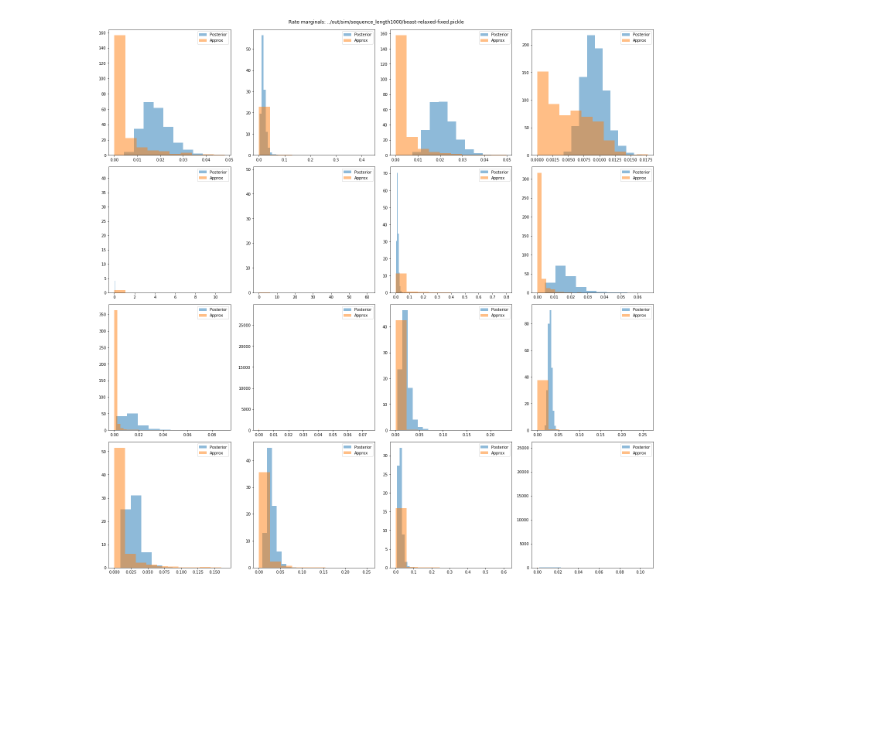
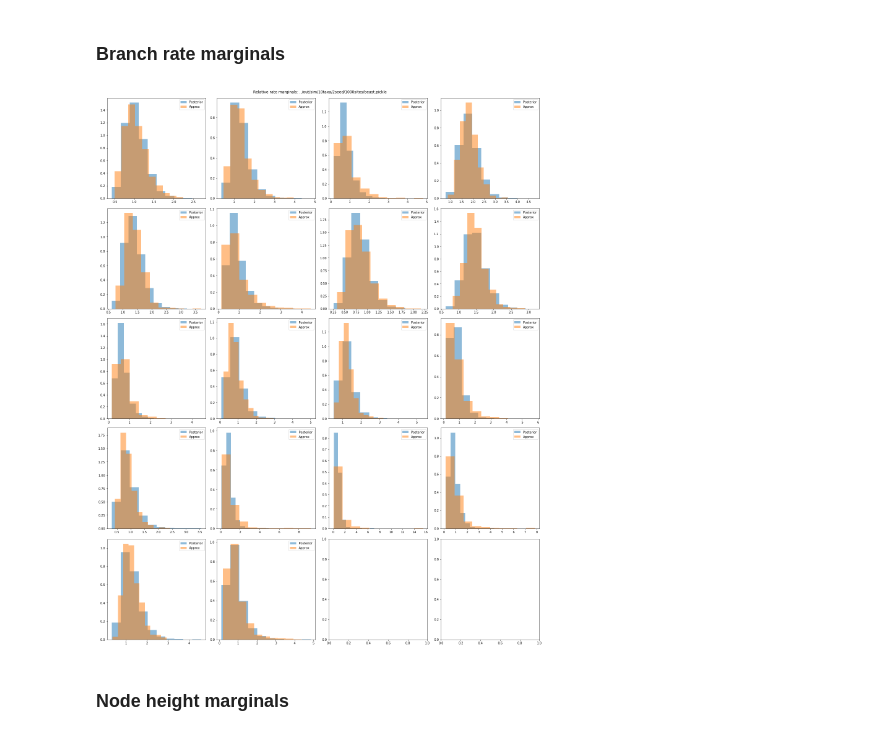
Before and after one commit to christiaanjs/treeflow-paper, a Jupyter notebook: notebook/plot-posterior-relaxed.ipynb, the cells around one changed output. Saved outputs shown, nothing was run; the diff lists cells and outputs as text; code cells hidden in the pictures; blank space fills up the shorter version.

```diff
--- a/notebook/plot-posterior-relaxed.ipynb
+++ b/notebook/plot-posterior-relaxed.ipynb
@@ -33,4 +31,5 @@ for ax, rate_var_trace in zip(axs, rate_var_traces):
 # %%
 import treeflow_pipeline.model
 
-approx = treeflow_pipeline.model.reconstruct_approx(topology_file, variational_fit, yaml_input(prior_params_file), 'relaxed', clock_approx)
+model = treeflow_pipeline.model.Model(yaml_input(model_file))
+approx = treeflow_pipeline.model.reconstruct_approx(topology_file, variational_fit, model, clock_approx)
@@ -37,20 +38,23 @@ approx = treeflow_pipeline.model.reconstruct_approx(topology_file, variational_f
 # %%
 import treeflow.sequences
+import numpy as np
 
 n_cols = 4
-n_rows = n_branches // n_cols
+n_rows = int(np.ceil(n_branches / n_cols))
 
-approx_samples = approx.sample(1000)
+n_plot_samples = 100
+n_beast_samples = beast_result['branch_lengths'].shape[0]
+beast_sample_indices = np.random.choice(n_beast_samples, n_plot_samples)
+
+approx_samples = approx.sample(n_plot_samples)
 approx_blens = treeflow.sequences.get_branch_lengths(approx_samples['tree'])
 approx_rates_t = approx_samples['clock_rate'].numpy() * approx_samples['rates'].numpy().T
 fig, axs = plt.subplots(nrows=n_rows, ncols=n_cols, figsize=(20, 5*n_rows), constrained_layout=True)
 axs_flat = [ax for row in axs for ax in row]
-for ax, branch_blens, branch_rates, approx_blens, approx_rates in zip(axs_flat, beast_result['branch_lengths'].T, beast_result['absolute_rates'].T, approx_blens.numpy().T, approx_rates_t):
-    ax.scatter(branch_blens, branch_rates, alpha=0.005, label='Posterior')
-    ax.scatter(approx_blens, approx_rates, alpha=0.01, label='Approx')
+for ax, branch_blens, branch_rates, approx_blens, approx_rates in zip(axs_flat, beast_result['branch_lengths'][beast_sample_indices].T, beast_result['absolute_rates'][beast_sample_indices].T, approx_blens.numpy().T, approx_rates_t):
+    ax.scatter(branch_blens, branch_rates, label='Posterior')
+    ax.scatter(approx_blens, approx_rates, label='Approx')
     leg = ax.legend()
-    for lh in leg.legendHandles:
-        lh.set_alpha(1)
 
 for ax in axs[-1]:
     ax.set_xlabel('b')
@@ -64,0 +71,12 @@ plt.savefig(correlation_plot_out_file)
+# %%
+other_vars = model.free_params().keys()
+fig, axs = plt.subplots(ncols=len(other_vars), figsize=(20, 6), constrained_layout=True)
+
+beast_root_heights = beast_result['heights'][beast_sample_indices, -1]
+approx_root_heights = approx_samples['tree']['heights'][:, -1].numpy()
+
+for var, ax in zip(other_vars, axs):
+    ax.set_title(var)
+    ax.scatter(beast_root_heights, beast_result[var][beast_sample_indices], label='Posterior')
+    ax.scatter(approx_root_heights, approx_samples[var], label='Approx')
+    leg = ax.legend()
@@ -65,14 +85,20 @@ plt.savefig(correlation_plot_out_file)
+# %% [markdown]
+### Branch rate marginals
 # %%
 fig, axs = plt.subplots(nrows=n_rows, ncols=n_cols, figsize=(20, 5*n_rows), constrained_layout=True)
 axs_flat = [ax for row in axs for ax in row]
 
-for ax, branch_rates, approx_rates, in zip(axs_flat, beast_result['absolute_rates'].T, approx_rates_t):
+approx_samples = approx.sample(1000)
+for ax, branch_rates, approx_rates, in zip(axs_flat, beast_result['rates'].T, approx_samples['rates'].numpy().T):
     ax.hist(branch_rates, alpha=0.5, label='Posterior', density=True)
     ax.hist(approx_rates, alpha=0.5, label='Approx', density=True)
     leg = ax.legend()
 
 
-plt.suptitle('Absolute rate marginals: ' + beast_result_file);
+plt.suptitle('Relative rate marginals: ' + beast_result_file);
+plt.savefig(rate_marginal_plot_out_file)
 # %% [output]
-[figure, old version]
+[figure, new version]
+# %% [markdown]
+### Node height marginals
 # %%
```
Also changed, not shown: parts of 12 cells of this notebook, 5 other files.
